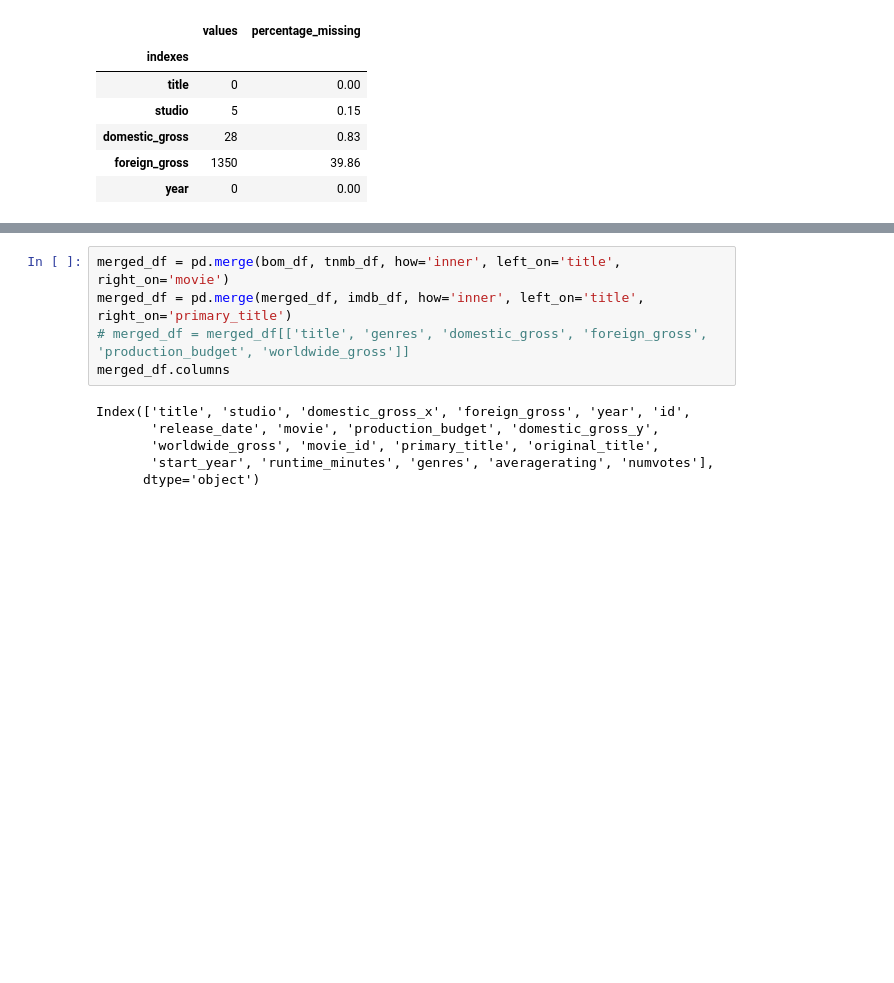
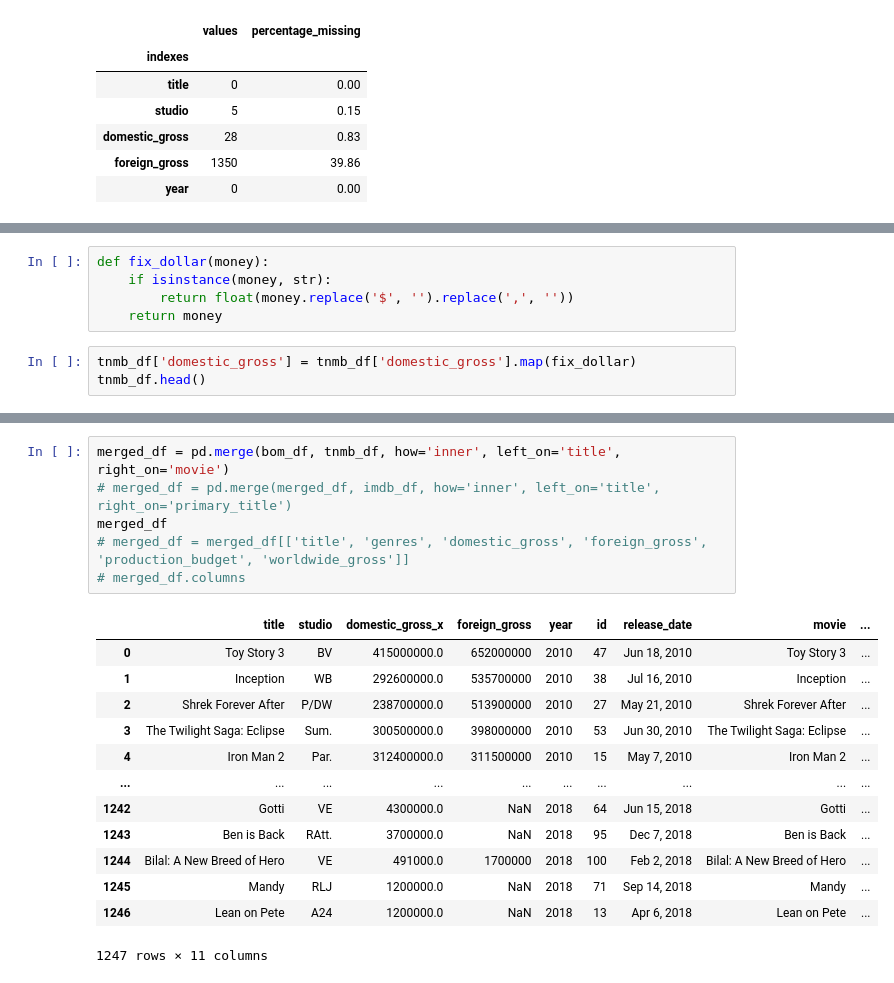
Before and after one commit to IdrisFallout/movie-market-analysis, a Jupyter notebook: notebooks/exploratory.ipynb, the cells around one changed output, grey strips where cells are left out. Drawn from its saved outputs; the diff is of its cells as text; blank space fills up the shorter version.

```diff
--- a/notebooks/exploratory.ipynb
+++ b/notebooks/exploratory.ipynb
@@ -223,0 +241,8 @@ get_percentage_missing(bom_df)
+# %%
+def fix_dollar(money):
+    if isinstance(money, str):
+        return float(money.replace('$', '').replace(',', ''))
+    return money
+# %%
+tnmb_df['domestic_gross'] = tnmb_df['domestic_gross'].map(fix_dollar)
+tnmb_df.head()
@@ -224,11 +256,20 @@ get_percentage_missing(bom_df)
 # %%
 merged_df = pd.merge(bom_df, tnmb_df, how='inner', left_on='title', right_on='movie')
-merged_df = pd.merge(merged_df, imdb_df, how='inner', left_on='title', right_on='primary_title')
+# merged_df = pd.merge(merged_df, imdb_df, how='inner', left_on='title', right_on='primary_title')
+merged_df
 # merged_df = merged_df[['title', 'genres', 'domestic_gross', 'foreign_gross', 'production_budget', 'worldwide_gross']]
-merged_df.columns
+# merged_df.columns
 # %% [output]
+|  | title | studio | domestic_gross_x | foreign_gross | year | id | release_date | movie | ... |
+| 0 | Toy Story 3 | BV | 415000000.0 | 652000000 | 2010 | 47 | Jun 18, 2010 | Toy Story 3 | ... |
+| 1 | Inception | WB | 292600000.0 | 535700000 | 2010 | 38 | Jul 16, 2010 | Inception | ... |
+| 2 | Shrek Forever After | P/DW | 238700000.0 | 513900000 | 2010 | 27 | May 21, 2010 | Shrek Forever After | ... |
+| 3 | The Twilight Saga: Eclipse | Sum. | 300500000.0 | 398000000 | 2010 | 53 | Jun 30, 2010 | The Twilight Saga: Eclipse | ... |
+| 4 | Iron Man 2 | Par. | 312400000.0 | 311500000 | 2010 | 15 | May 7, 2010 | Iron Man 2 | ... |
+| ... | ... | ... | ... | ... | ... | ... | ... | ... | ... |
+| 1242 | Gotti | VE | 4300000.0 | NaN | 2018 | 64 | Jun 15, 2018 | Gotti | ... |
+| 1243 | Ben is Back | RAtt. | 3700000.0 | NaN | 2018 | 95 | Dec 7, 2018 | Ben is Back | ... |
+| 1244 | Bilal: A New Breed of Hero | VE | 491000.0 | 1700000 | 2018 | 100 | Feb 2, 2018 | Bilal: A New Breed of Hero | ... |
+| 1245 | Mandy | RLJ | 1200000.0 | NaN | 2018 | 71 | Sep 14, 2018 | Mandy | ... |
+| 1246 | Lean on Pete | A24 | 1200000.0 | NaN | 2018 | 13 | Apr 6, 2018 | Lean on Pete | ... |
-Index(['title', 'studio', 'domestic_gross_x', 'foreign_gross', 'year', 'id',
-       'release_date', 'movie', 'production_budget', 'domestic_gross_y',
-       'worldwide_gross', 'movie_id', 'primary_title', 'original_title',
-       'start_year', 'runtime_minutes', 'genres', 'averagerating', 'numvotes'],
-      dtype='object')
+1247 rows × 11 columns
```
Also changed, not shown: parts of 6 cells of this notebook.
